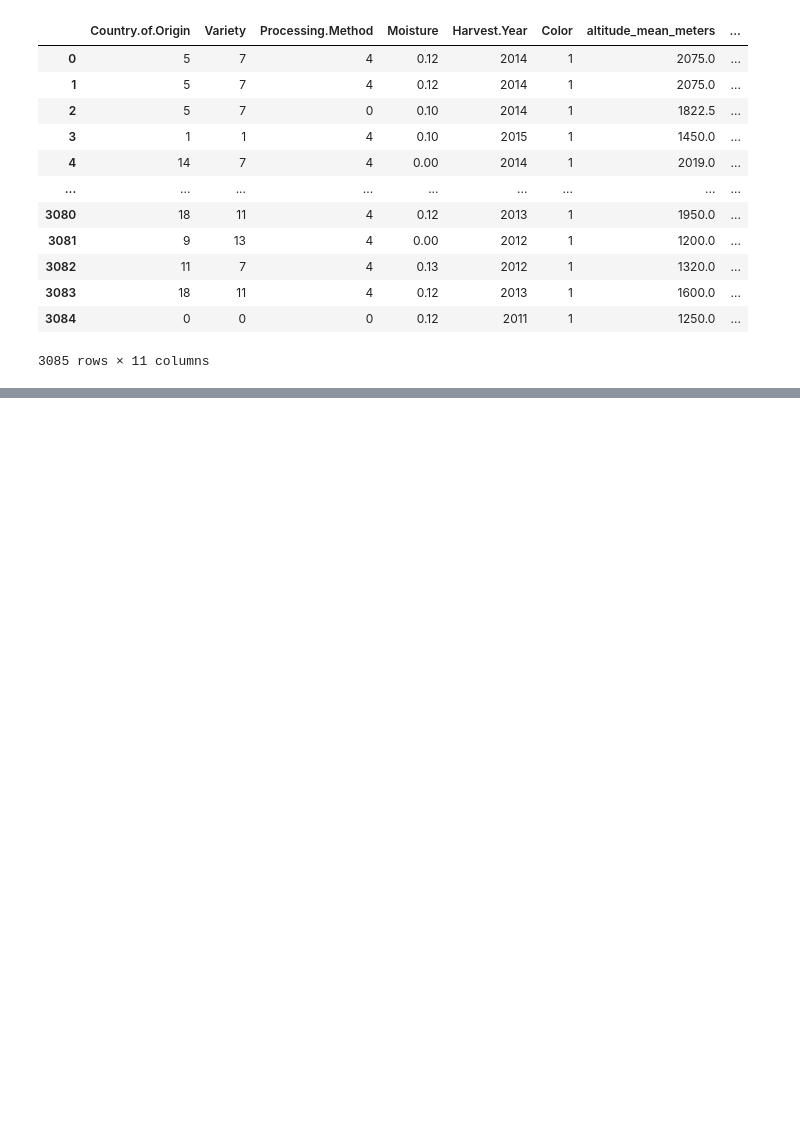
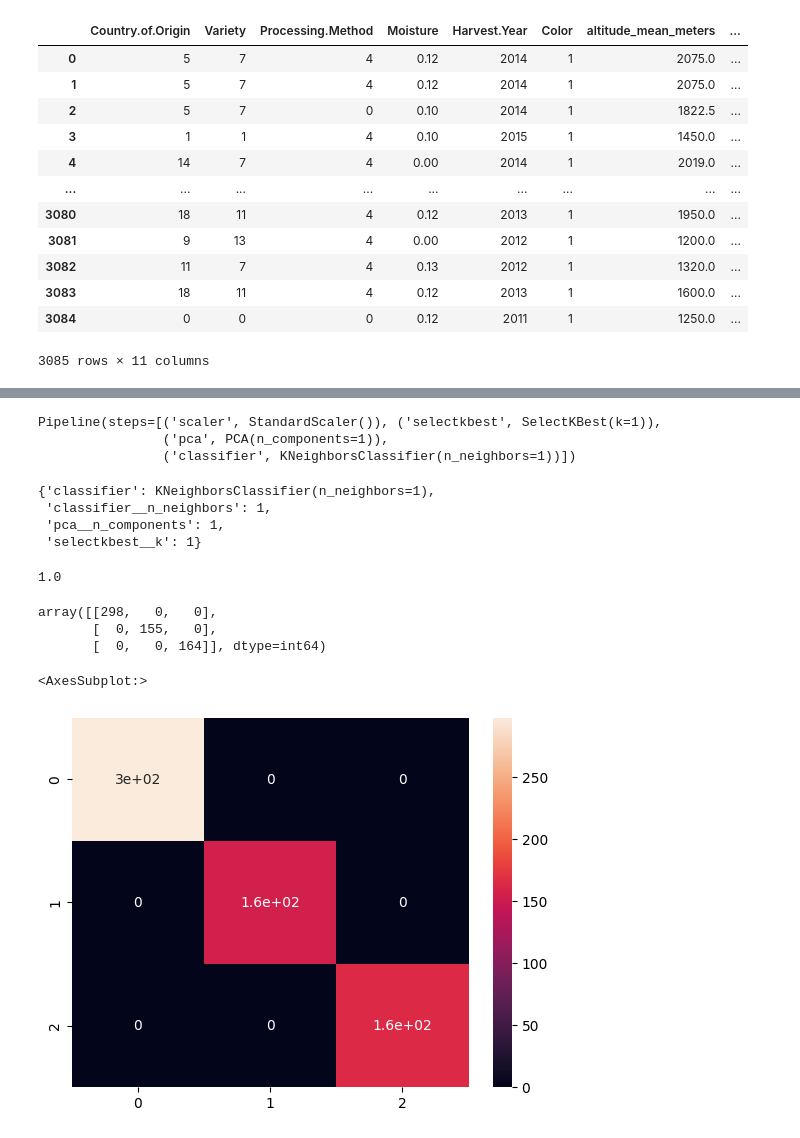
Before and after one commit to GiamoSalerno/Calidad_del_Cafe_ML, a Jupyter notebook: notebooks/02_Preprocesamiento.ipynb, the cells around one changed output, grey strips where cells are left out. Cells and saved outputs as stored; diff of their text form; code cells hidden in the pictures; blank space fills up the shorter version.

```diff
--- a/notebooks/02_Preprocesamiento.ipynb
+++ b/notebooks/02_Preprocesamiento.ipynb
@@ -157,0 +174,40 @@ df_balanced
+# %%
+pipe = Pipeline(steps=[("scaler", StandardScaler()),
+                       ("selectkbest", SelectKBest()),
+                       ("pca", PCA()),
+                       ('classifier', RandomForestClassifier())])
+
+logistic_params = {'selectkbest__k' : [1,2],
+                   'pca__n_components': [1,2],
+                   'classifier': [LogisticRegression(solver='liblinear')],
+                   'classifier__penalty': ['l1','l2']}
+
+rf_params = {'scaler' : [StandardScaler(), None],
+             'selectkbest__k' : [1,2],
+             'pca__n_components': [1,2],
+             'classifier': [RandomForestClassifier()],
+             'classifier__max_features': [2,3,4],
+             'classifier__max_depth': [3,5,7]}
+
+gb_params = {'scaler' : [StandardScaler(), None],
+             'selectkbest__k' : [1,2],
+             'pca__n_components': [1,2],
+             'classifier': [GradientBoostingClassifier()],
+             'classifier__max_features': [2,3,4],
+             'classifier__max_depth': [3,5,7]}
+
+knn_params = {'selectkbest__k' : [1,2],
+              'pca__n_components': [1,2],
+              'classifier': [KNeighborsClassifier()],
+              'classifier__n_neighbors': [1,2,3]}
+
+svm_params = {'selectkbest__k' : [1,2],
+              'pca__n_components': [1,2],
+              'classifier': [SVC()],
+              'classifier__C': [20, 40, 60]}
+# %%
+search_space = [logistic_params, rf_params, gb_params, knn_params, svm_params]
+
+clf = GridSearchCV(estimator = pipe, param_grid = search_space, cv=3, scoring="accuracy", n_jobs=-1)
+# %%
+clf.fit(X_train, y_train)
@@ -157,0 +249,32 @@ df_balanced
+# %%
+clf.best_estimator_
+# %% [output]
+Pipeline(steps=[('scaler', StandardScaler()), ('selectkbest', SelectKBest(k=1)),
+                ('pca', PCA(n_components=1)),
+                ('classifier', KNeighborsClassifier(n_neighbors=1))])
+# %%
+clf.best_params_
+# %% [output]
+{'classifier': KNeighborsClassifier(n_neighbors=1),
+ 'classifier__n_neighbors': 1,
+ 'pca__n_components': 1,
+ 'selectkbest__k': 1}
+# %%
+y_pred = clf.best_estimator_.predict(X_test)
+# %%
+from sklearn import metrics
+
+metrics.accuracy_score(y_test, y_pred)
+# %% [output]
+1.0
+# %%
+metrics.confusion_matrix(y_test, y_pred)
+# %% [output]
+array([[298,   0,   0],
+       [  0, 155,   0],
+       [  0,   0, 164]], dtype=int64)
+# %%
+sns.heatmap(metrics.confusion_matrix(y_test, y_pred), annot=True)
+# %% [output]
+<AxesSubplot:>
+[figure, added]
```
Also changed, not shown: parts of 6 cells of this notebook, 5 other files.
